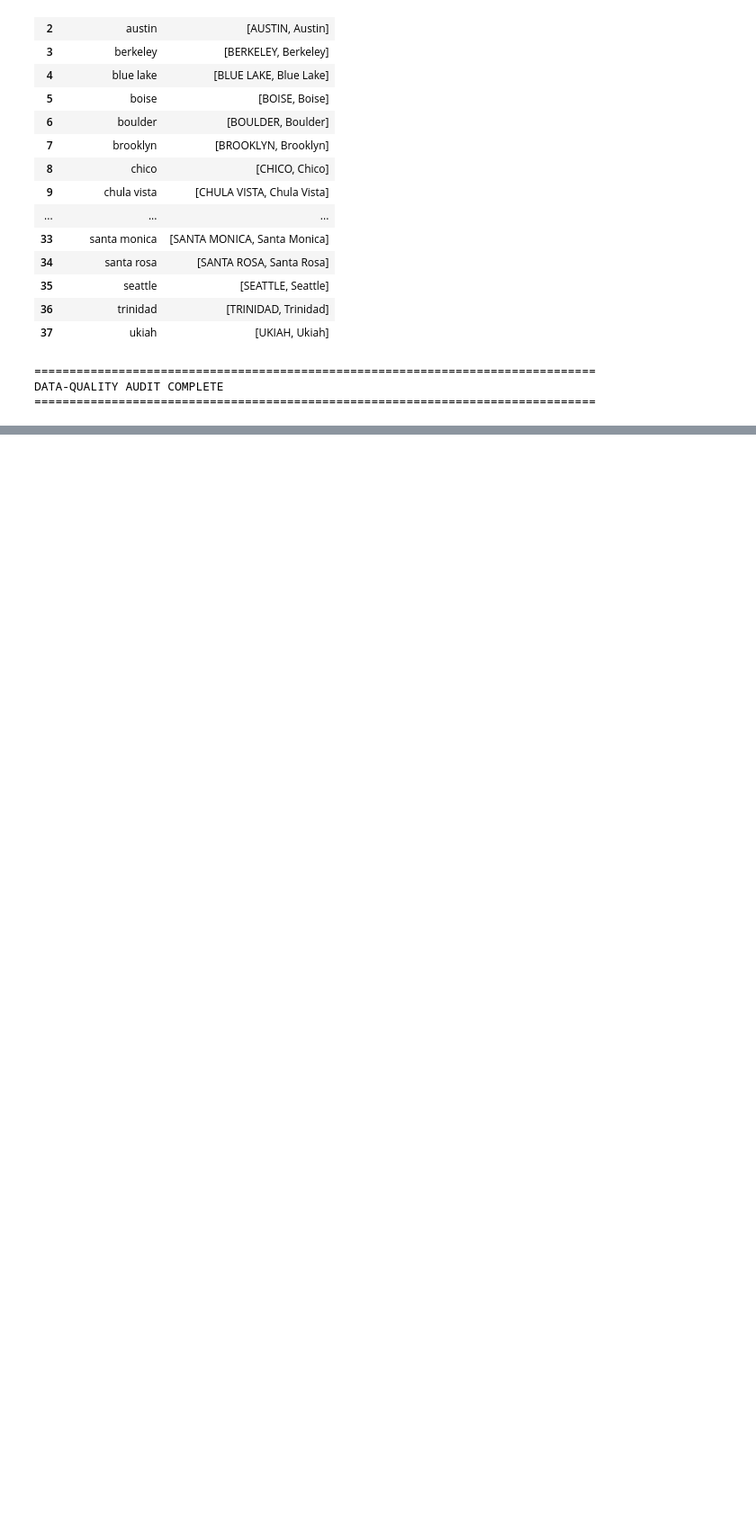
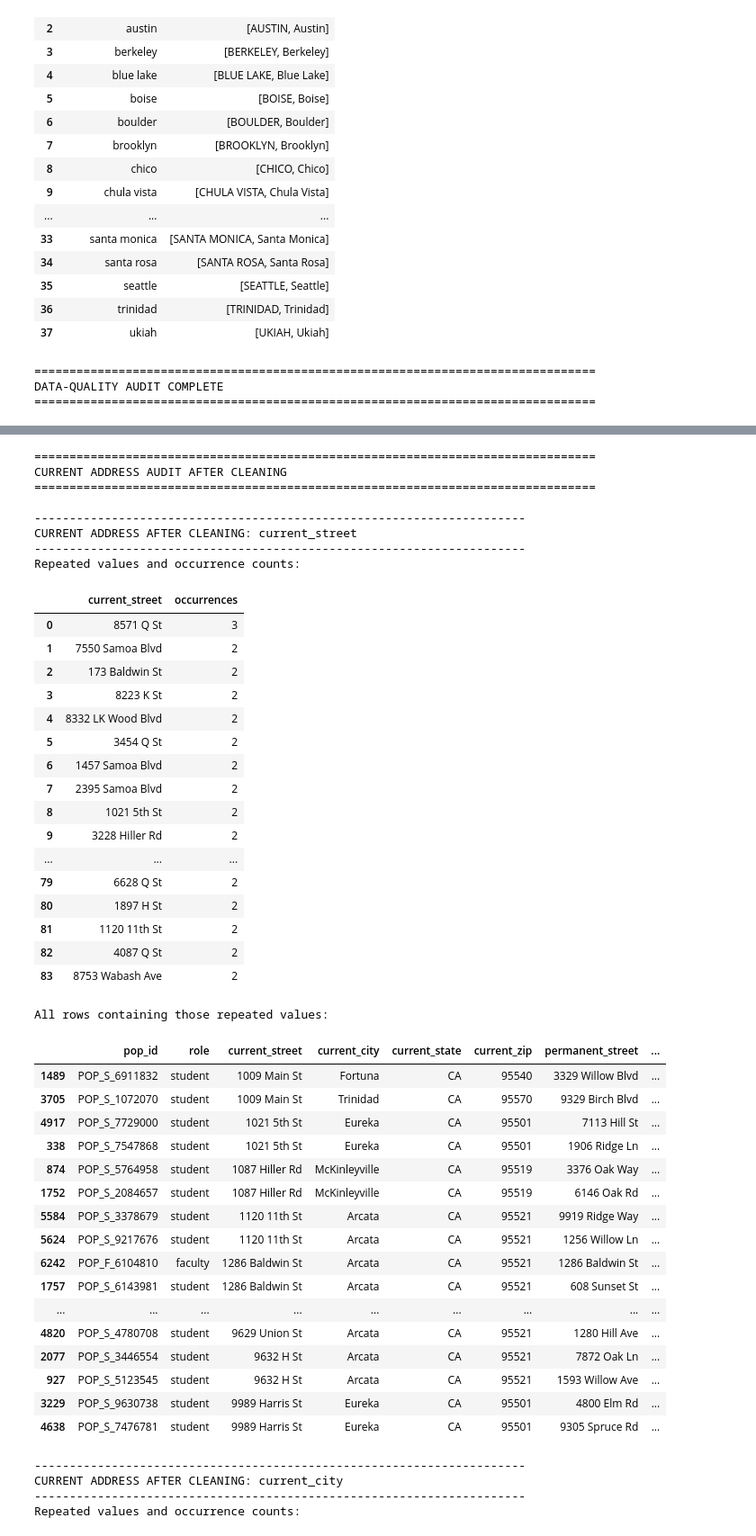
Before and after one commit to GoodLuckDiego/data311_project2, a Jupyter notebook: analysis/cleaning.ipynb, the cells around one changed output, grey strips where cells are left out. Shown at 90% size. Cells and saved outputs as stored; diff of their text form; code cells hidden in the pictures; blank space fills up the shorter version.

```diff
--- a/analysis/cleaning.ipynb
+++ b/analysis/cleaning.ipynb
@@ -4,5 +7,5 @@ from IPython.display import display
 # %%
-pop = pd.read_csv(r"C:\Users\MARE\Documents\data311_project2\data\raw\population_addresses_messy.csv")
+pop = pd.read_csv(r"C:\Users\MARE\OneDrive\Documents\data311_project2\data\raw\population_addresses_messy.csv")
 pop.head()
 # %% [output]
 |  | pop_id | role | current_street | current_city | current_state | current_zip | permanent_street | ... |
@@ -449,0 +898,69 @@ DATA-QUALITY AUDIT COMPLETE
+# %%
+# re audit
+print("=" * 80)
+print("CURRENT ADDRESS AUDIT AFTER CLEANING")
+print("=" * 80)
+
+audit_duplicates(
+    pop,
+    current_columns,
+    "CURRENT ADDRESS AFTER CLEANING"
+)
+
+print("\n" + "=" * 80)
+print("PERMANENT ADDRESS AUDIT AFTER CLEANING")
+print("=" * 80)
+
+audit_duplicates(
+    pop,
+    permanent_columns,
+    "PERMANENT ADDRESS AFTER CLEANING"
+)
+# %% [output]
+================================================================================
+CURRENT ADDRESS AUDIT AFTER CLEANING
+================================================================================
+
+----------------------------------------------------------------------
+CURRENT ADDRESS AFTER CLEANING: current_street
+----------------------------------------------------------------------
+Repeated values and occurrence counts:
+|  | current_street | occurrences |
+| 0 | 8571 Q St | 3 |
+| 1 | 7550 Samoa Blvd | 2 |
+| 2 | 173 Baldwin St | 2 |
+| 3 | 8223 K St | 2 |
+| 4 | 8332 LK Wood Blvd | 2 |
+| 5 | 3454 Q St | 2 |
+| 6 | 1457 Samoa Blvd | 2 |
+| 7 | 2395 Samoa Blvd | 2 |
+| 8 | 1021 5th St | 2 |
+| 9 | 3228 Hiller Rd | 2 |
+| ... | ... | ... |
+| 79 | 6628 Q St | 2 |
+| 80 | 1897 H St | 2 |
+| 81 | 1120 11th St | 2 |
+| 82 | 4087 Q St | 2 |
+| 83 | 8753 Wabash Ave | 2 |
+All rows containing those repeated values:
+|  | pop_id | role | current_street | current_city | current_state | current_zip | permanent_street | ... |
+| 1489 | POP_S_6911832 | student | 1009 Main St | Fortuna | CA | 95540 | 3329 Willow Blvd | ... |
+| 3705 | POP_S_1072070 | student | 1009 Main St | Trinidad | CA | 95570 | 9329 Birch Blvd | ... |
+| 4917 | POP_S_7729000 | student | 1021 5th St | Eureka | CA | 95501 | 7113 Hill St | ... |
+| 338 | POP_S_7547868 | student | 1021 5th St | Eureka | CA | 95501 | 1906 Ridge Ln | ... |
+| 874 | POP_S_5764958 | student | 1087 Hiller Rd | McKinleyville | CA | 95519 | 3376 Oak Way | ... |
+| 1752 | POP_S_2084657 | student | 1087 Hiller Rd | McKinleyville | CA | 95519 | 6146 Oak Rd | ... |
+| 5584 | POP_S_3378679 | student | 1120 11th St | Arcata | CA | 95521 | 9919 Ridge Way | ... |
+| 5624 | POP_S_9217676 | student | 1120 11th St | Arcata | CA | 95521 | 1256 Willow Ln | ... |
+| 6242 | POP_F_6104810 | faculty | 1286 Baldwin St | Arcata | CA | 95521 | 1286 Baldwin St | ... |
+| 1757 | POP_S_6143981 | student | 1286 Baldwin St | Arcata | CA | 95521 | 608 Sunset St | ... |
+| ... | ... | ... | ... | ... | ... | ... | ... | ... |
+| 4820 | POP_S_4780708 | student | 9629 Union St | Arcata | CA | 95521 | 1280 Hill Ave | ... |
+| 2077 | POP_S_3446554 | student | 9632 H St | Arcata | CA | 95521 | 7872 Oak Ln | ... |
+| 927 | POP_S_5123545 | student | 9632 H St | Arcata | CA | 95521 | 1593 Willow Ave | ... |
+| 3229 | POP_S_9630738 | student | 9989 Harris St | Eureka | CA | 95501 | 4800 Elm Rd | ... |
+| 4638 | POP_S_7476781 | student | 9989 Harris St | Eureka | CA | 95501 | 9305 Spruce Rd | ... |
+----------------------------------------------------------------------
+CURRENT ADDRESS AFTER CLEANING: current_city
+----------------------------------------------------------------------
+Repeated values and occurrence counts:
```
Also changed, not shown: parts of 11 cells of this notebook.
